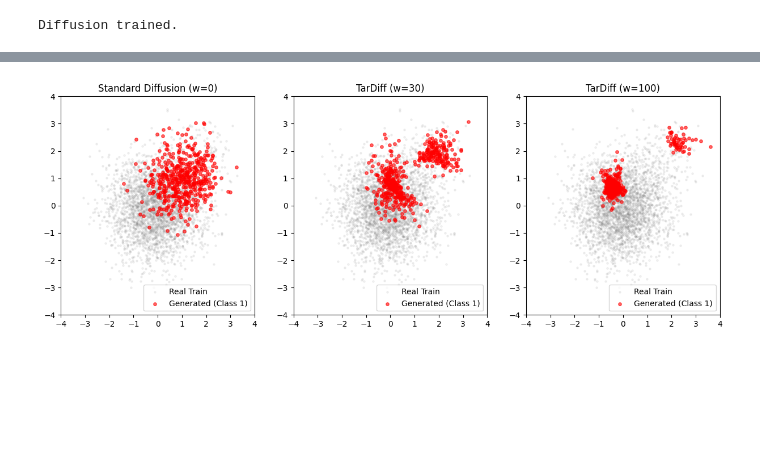
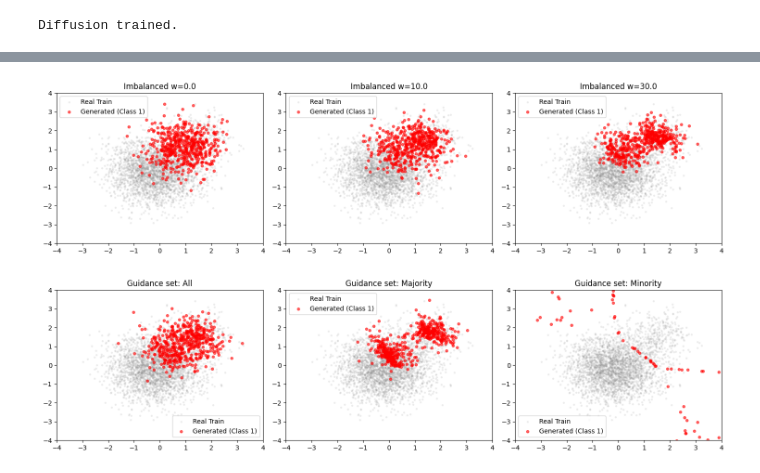
Before and after one commit to issagith/TarDiff, a Jupyter notebook: src/main.ipynb, the cells around one changed output, grey strips where cells are left out. Drawn from its saved outputs; the diff is of its cells as text; code cells hidden in the pictures; blank space fills up the shorter version.

```diff
--- a/src/main.ipynb
+++ b/src/main.ipynb
@@ -126,7 +233,7 @@ from torch.utils.data import TensorDataset, DataLoader
 @dataclass
 class ToyConfig:
     n_samples: int = 4000
-    minority_ratio: float = 0.05
+    minority_ratio: float = 0.1
     batch_size: int = 128
     test_samples: int = 2000
 
@@ -178,7 +285,7 @@ def make_toy_gaussians(cfg: ToyConfig):
     stats = dict(mean=mean, std=std)
     return train_loader, guide_loader, (X_train, y_train), (X_test, y_test), stats
 
-cfg = ToyConfig()
+cfg = ToyConfig(minority_ratio=0.1)
 train_loader, guide_loader, (X_train, y_train), (X_test, y_test), stats = make_toy_gaussians(cfg)
 print("Train size:", X_train.shape, "Guide size:", next(iter(guide_loader))[0].shape)
 print("Test size:", X_test.shape)
@@ -343,0 +723,13 @@ Influence cache norms: {'net.0.weight': 0.06977816671133041, 'net.0.bias': 0.034
+# %%
+# --- Guidance set variants (imbalanced) ---
+X_guide_all, y_guide_all = next(iter(guide_loader))
+
+guide_all_loader, guide_maj_loader, guide_min_loader = build_guide_loaders(X_guide_all, y_guide_all)
+
+G_cache_all = G_cache
+G_cache_maj = compute_influence_cache(clf, guide_maj_loader)
+G_cache_min = compute_influence_cache(clf, guide_min_loader)
+
+print("Influence cache norms (all):", {k: float(v.norm().item()) for k, v in G_cache_all.items()})
+print("Influence cache norms (major):", {k: float(v.norm().item()) for k, v in G_cache_maj.items()})
+print("Influence cache norms (minor):", {k: float(v.norm().item()) for k, v in G_cache_min.items()})
@@ -435,18 +851,18 @@ Sampling done.
 # %%
-# --- Visualization ---
+# --- Visualization (imbalanced) ---
+fig, axes = plt.subplots(1, len(w_values), figsize=(5 * len(w_values), 4))
+if len(w_values) == 1:
+    axes = [axes]
+for ax, w in zip(axes, w_values):
+    plot_res_with_train(X_train, samples_by_w[w], f"Imbalanced w={w}", ax)
+plt.tight_layout()
+plt.show()
 
-def plot_res(samples, title, ax):
-    ax.scatter(X_train[:, 0].cpu(), X_train[:, 1].cpu(), c='gray', s=5, alpha=0.1, label='Real Train')
-    ax.scatter(samples[:, 0].cpu(), samples[:, 1].cpu(), c='red', s=15, alpha=0.6, label='Generated (Class 1)')
-    ax.set_title(title)
-    ax.legend()
-    ax.set_xlim(-4, 4)
-    ax.set_ylim(-4, 4)
-
-fig, axes = plt.subplots(1, 3, figsize=(15, 5))
-plot_res(samples_std, "Standard Diffusion (w=0)", axes[0])
-plot_res(samples_tar_10, "TarDiff (w=30)", axes[1])
-plot_res(samples_tar_50, "TarDiff (w=100)", axes[2])
+fig, axes = plt.subplots(1, 3, figsize=(15, 4))
+for ax, (name, samples) in zip(axes, samples_by_guidance.items()):
+    plot_res_with_train(X_train, samples, f"Guidance set: {name}", ax)
+plt.tight_layout()
 plt.show()
 # %% [output]
-[figure, old version]
+[figure, new version]
+[figure, added]
```
Also changed, not shown: parts of 29 cells of this notebook.
